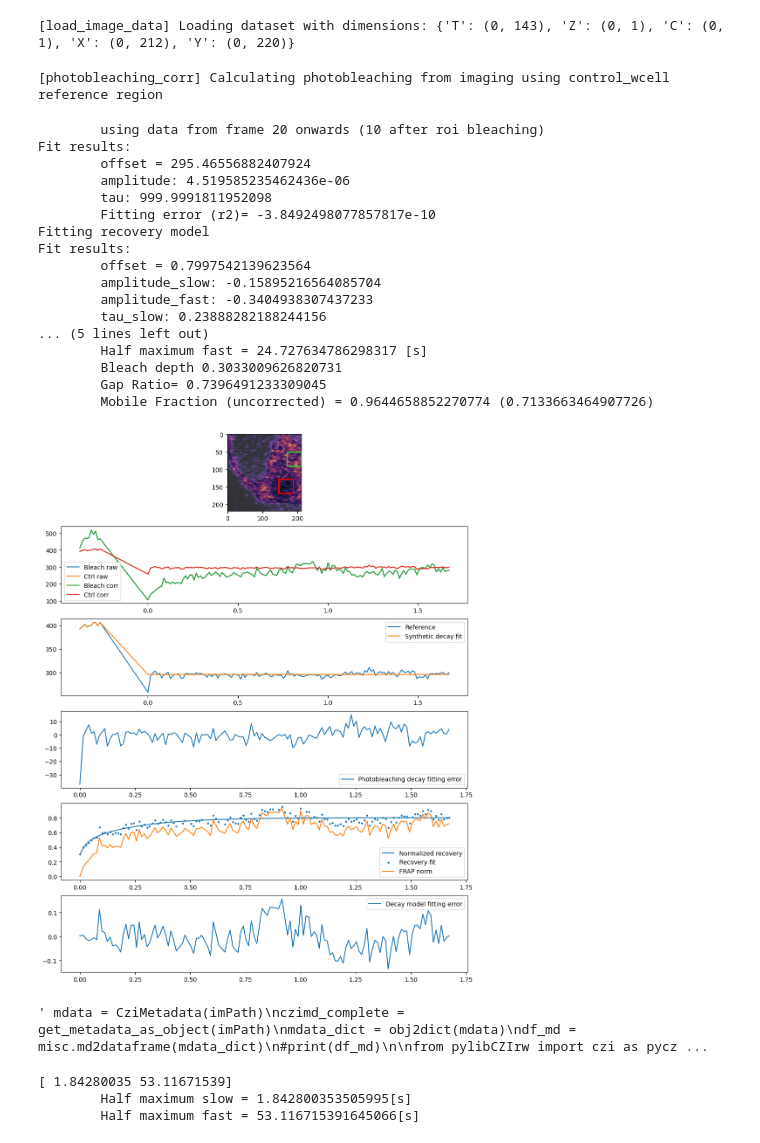
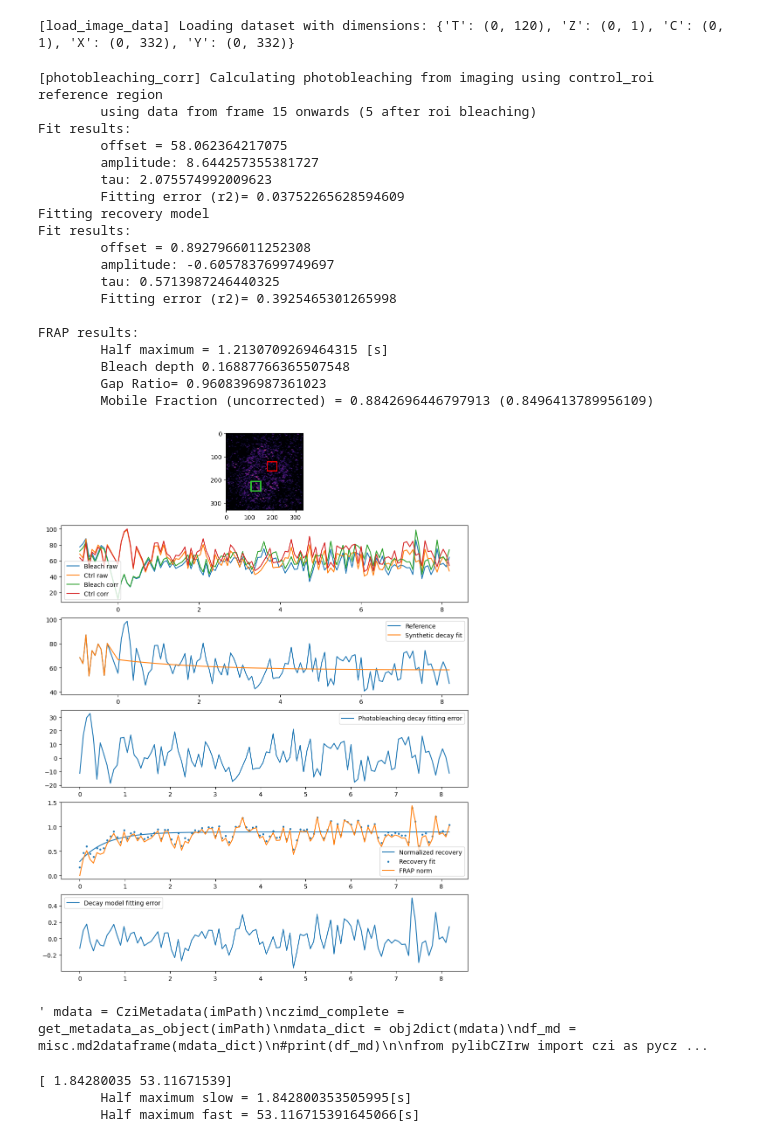
Before and after one commit to amarcosv/FRAP-analysis-younglab, a Jupyter notebook: src/load_test.ipynb, the cells around one changed output. Cells and saved outputs as stored; diff of their text form; code cells hidden in the pictures.

```diff
--- a/src/load_test.ipynb
+++ b/src/load_test.ipynb
@@ -2,9 +2,9 @@
 %reload_ext autoreload
 %autoreload 2
 
-import io_tools
-import processing_tools
-import frap_tools
+import tools.io_tools as io_tools
+import tools.processing_tools as processing_tools
+import tools.frap_tools as frap_tools
 from matplotlib import pyplot as plt
 import pandas as pd
 import matplotlib.patches as patches
@@ -14,9 +14,12 @@ from skimage.color import label2rgb
 
 imPath = "D:\\Projects\\Shannon\\FRAP analysis\\images\\test\\dish1_ASS1WT_0mMH2O2_0mMNAC-#roi-09-Airyscan Processing-02.czi"
 #imPath = "D:\\Projects\Shannon\\FRAP analysis\\images\\20250115_MeCP2_FRAP_processed\\dish1_MECP2WT-#roi-07-Airyscan Processing-07.czi"
+imPath = "Z:\\Shannon\\20250226_MeCP2\\MUT\\dish7_MECP2MUT-#roi-08-Airyscan Processing-19.czi"
+imPath = "D:\\Projects\\Shannon\\FRAP analysis\\images\\batch_two_group_test\\MUT\\dish6_MECP2MUT-#roi-02-Airyscan Processing-94.czi"
 
-roiData,regions, image, frap_experiment = frap_tools.import_FRAP_data(imPath, True)
-roiData, frap_experiment = frap_tools.run_FRAP_analysis(roiData, frap_experiment, 2)
+
+roiData,regions, image, frap_experiment = frap_tools.import_FRAP_data(imPath, False)
+roiData, frap_experiment = frap_tools.run_FRAP_analysis(roiData, frap_experiment, 1)
 
 #for region in regions.iterrows():
 #    print(region)
@@ -107,54 +110,55 @@ ax[5].legend(['Decay model fitting error'])
 plt.show()
 
 #fig, ax2 = plt.subplots( figsize=(12, 10))
 
 
 
 """ mdata = CziMetadata(imPath)
 czimd_complete = get_metadata_as_object(imPath)
 mdata_dict = obj2dict(mdata)
 df_md = misc.md2dataframe(mdata_dict)
 #print(df_md)
 
 from pylibCZIrw import czi as pyczi
 
 with pyczi.open_czi(imPath) as czidoc:
     md_xml = czidoc.raw_metadata
     root = ET.fromstring(md_xml)
     #print(md_xml)
 #meta = img.metadata
 print("Parsing metadata")
 for child in root:
     print(child.tag, child.attrib)
 #root = meta
 #ome_meta = img.ome_metadata
 #img.data
 for neighbor in root.iter('RegionItem'):
     print(neighbor.attrib)
 
 regions = pd.read_xml(StringIO(md_xml), xpath=".//RegionItem", attrs_only = True, parser="etree")    """
 # %% [output]
-[load_image_data] Loading dataset with dimensions: {'T': (0, 143), 'Z': (0, 1), 'C': (0, 1), 'X': (0, 212), 'Y': (0, 220)}
+[load_image_data] Loading dataset with dimensions: {'T': (0, 120), 'Z': (0, 1), 'C': (0, 1), 'X': (0, 332), 'Y': (0, 332)}
-[photobleaching_corr] Calculating photobleaching from imaging using control_wcell reference region
+[photobleaching_corr] Calculating photobleaching from imaging using control_roi reference region
+        using data from frame 15 onwards (5 after roi bleaching)
+Fit results:
+        offset = 58.062364217075
+        amplitude: 8.644257355381727
+        tau: 2.075574992009623
+        Fitting error (r2)= 0.03752265628594609
+Fitting recovery model
+Fit results:
+        offset = 0.8927966011252308
+        amplitude: -0.6057837699749697
+        tau: 0.5713987246440325
+        Fitting error (r2)= 0.3925465301265998
+
+FRAP results:
+        Half maximum = 1.2130709269464315 [s]
+        Bleach depth 0.16887766365507548
+        Gap Ratio= 0.9608396987361023
+        Mobile Fraction (uncorrected) = 0.8842696446797913 (0.8496413789956109)
+[figure, new version]
-        using data from frame 20 onwards (10 after roi bleaching)
-Fit results:
-        offset = 295.46556882407924
-        amplitude: 4.519585235462436e-06
-        tau: 999.9991811952098
-        Fitting error (r2)= -3.8492498077857817e-10
-Fitting recovery model
-Fit results:
-        offset = 0.7997542139623564
-        amplitude_slow: -0.15895216564085704
-        amplitude_fast: -0.3404938307437233
-        tau_slow: 0.23888282188244156
-... (5 lines left out)
-        Half maximum fast = 24.727634786298317 [s]
-        Bleach depth 0.3033009626820731
-        Gap Ratio= 0.7396491233309045
-        Mobile Fraction (uncorrected) = 0.9644658852270774 (0.7133663464907726)
+' mdata = CziMetadata(imPath)\nczimd_complete = get_metadata_as_object(imPath)\nmdata_dict = obj2dict(mdata)\ndf_md = misc.md2dataframe(mdata_dict)\n#print(df_md)\n\nfrom pylibCZIrw import czi as pycz ...
-[figure, old version]
-' mdata = CziMetadata(imPath)\nczimd_complete = get_metadata_as_object(imPath)\nmdata_dict = obj2dict(mdata)\ndf_md = misc.md2dataframe(mdata_dict)\n#print(df_md)\n\nfrom pylibCZIrw import czi as pycz ...
 # %%
 print(frap_experiment['half_max'].item())
 if frap_experiment['recovery_model'].item()==1:
```
Also changed, not shown: parts of 1 cell of this notebook, 4 other files.
